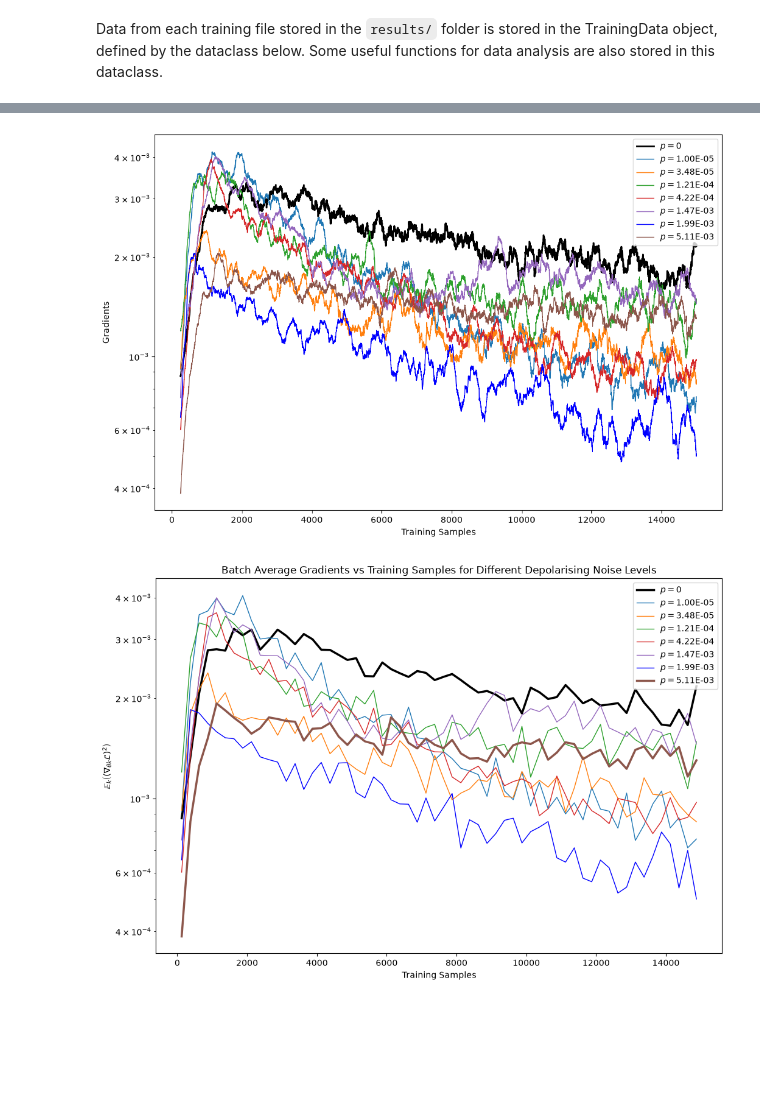
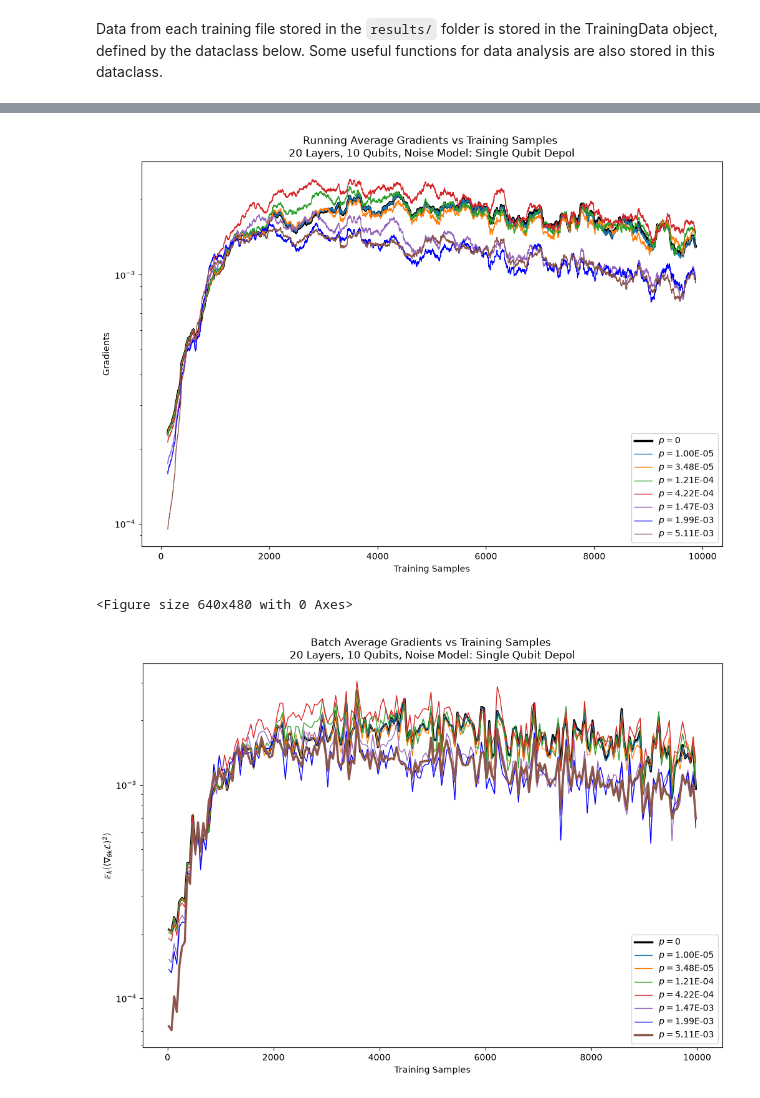
Before and after one commit to dylan-odonoghue/Partial-Error-Correction-on-Non-Clifford-Gates, a Jupyter notebook: result_analysis.ipynb, the cells around one changed output, grey strips where cells are left out. Saved outputs shown, nothing was run; the diff lists cells and outputs as text; code cells hidden in the pictures; blank space fills up the shorter version.

Commit message:
Analysed single qubit noisy run

```diff
--- a/result_analysis.ipynb
+++ b/result_analysis.ipynb
@@ -135,6 +103,6 @@ TrainingData.parse_noise_model("single-qubit-depol(p-depol=0.01)", parse_params=
 # %%
 DIRECTORY = "results/"
 DIRECTORY_FILE_NAMES = os.listdir(DIRECTORY)
-training_files = [file for file in DIRECTORY_FILE_NAMES if file.startswith("training") and not file.endswith("overfitting.pkl")]
+training_files = [file for file in DIRECTORY_FILE_NAMES if file.startswith("training")]
 print(training_files)
 # %% [output]
@@ -142,9 +110,5 @@ print(training_files)
 # %%
 training_data_list = []
 for file in training_files:
-    with open(os.path.join(DIRECTORY, file), 'rb') as f:
-        data = pickle.load(f)
-    model = torch.load_state_dict(data['state_dict'])
-    #data = torch.load(os.path.join(DIRECTORY, file), map_location=torch.device('cpu'), weights_only=False, pickle_module=pickle)
-    #data = TrainingData.load_from_pickle(os.path.join(DIRECTORY, file))
-    #training_data_list.append(data)
+    data = TrainingData.load_from_pickle(os.path.join(DIRECTORY, file))
+    training_data_list.append(data)
@@ -153,4 +115,6 @@ RuntimeError: Attempting to deserialize object on a CUDA device but torch.cuda.i
 # %%
-training_data_list.sort(key=lambda x: x.depolarising_noise)  # Sort the list by depolarising noise for easier analysis
-print(str(training_data_list[0]))
+training_data_list.sort(key=lambda x: x.noise_params.get('depolarising_noise', 0))  # Sorts the list by depolarising noise
+print([('p_depol', data.noise_params.get('depolarising_noise', 0), data.accuracies) for data in training_data_list])
+for data in training_data_list:
+    print(f"Noise Model: {data.metadata['noise_model']}, Depolarising Noise: {data.noise_params.get('depolarising_noise', 0)}")
 # %% [output]
@@ -171,13 +136,0 @@ plt.yscale('log')
-# %%
-# Use running average to smooth the gradients for better visualization
-window_size = 50
-smoothed_gradients = TrainingData.running_average(training_data_list[0].gradients, window_size)
-smoothed_training_samples = training_data_list[0].training_samples[window_size - 1:]  # Adjust the training samples to match the smoothed gradients
-
-# Plot the smoothed gradients
-plt.plot(smoothed_training_samples, smoothed_gradients, label=f'Smoothed {training_data_list[0].qubits} Qubits', color='orange')
-plt.xlabel('Training Samples')
-plt.ylabel('Gradients (log scale)')
-plt.yscale('log')
-plt.legend()
-plt.show()
@@ -186,38 +137,41 @@ plt.show()
 # %%
-window_size = 250  # Define the window size for running average
-colors = sns.color_palette(['black', 'C0', 'C1', 'C2', 'C3', 'C4', 'blue', 'C5'], len(training_data_list))  # Generate a color palette
+window_size = 250
+colors = sns.color_palette(['black', 'C0', 'C1', 'C2', 'C3', 'C4', 'blue', 'C5'], len(training_data_list))
 plt.figure(figsize=(12, 8))
 for data in training_data_list:
     smoothed_gradients = TrainingData.running_average(data.gradients, window_size)
-    smoothed_training_samples = data.training_samples[window_size - 1:]  # Adjust the training samples to match the smoothed gradients
-    label = f'$p=${data.depolarising_noise:.2E}' if data.depolarising_noise > 0 else '$p=0$'
-    linewidth = 2 if data.depolarising_noise == 0 else 1  # Thicker line for no depolarising noise
-    plt.plot(smoothed_training_samples, smoothed_gradients, label=label, color=colors[training_data_list.index(data)], linewidth=linewidth)
+    smoothed_training_samples = data.training_samples[window_size//2 - 1:-window_size//2]
+    label = f'$p=${data.noise_params.get("depolarising_noise", 0):.2E}' if data.noise_params.get("depolarising_noise", 0) > 0 else '$p=0$'
+    linewidth = 2.5 if data.noise_params.get("depolarising_noise", 0) == 0 else 1  # Thicker line for no depolarising noise
+    plt.plot(smoothed_training_samples, smoothed_gradients, label=label, color=colors[training_data_list.index(data)], linewidth=linewidth, alpha=1)
 
 plt.xlabel('Training Samples')
 plt.ylabel('Gradients')
 plt.yscale('log')
+plt.title(f'Running Average Gradients vs Training Samples \n{training_data_list[0].layers} Layers, {training_data_list[0].num_qubits} Qubits, Noise Model: {training_data_list[1].noise_model_name}')
 plt.legend()
 plt.show()
+plt.savefig('plots/runavg_gradients_vs_training_samples.pdf', dpi=300, bbox_inches='tight')
 # %% [output]
-[figure, old version]
+[figure, new version]
+<Figure size 640x480 with 0 Axes>
 # %%
-# Create a plot using batch averages instead of running averages
-batches_size = 250  # Define the window size for batch average
+batches_size = 50  # Define the window size for batch average
 plt.figure(figsize=(12, 8))
 for data in training_data_list:
     batch_avg_gradients        = TrainingData.batch_average(data.gradients, batches_size)
     batch_avg_training_samples = TrainingData.batch_average(data.training_samples, batches_size)
-
-    label = f'$p=${data.depolarising_noise:.2E}' if data.depolarising_noise > 0 else '$p=0$'
-    linewidth = 2.5 if (data.depolarising_noise == 0 or data.depolarising_noise > 5e-3) else 1  # Thicker line for no depolarising noise
+    p_depol = data.noise_params.get("depolarising_noise", 0)
+    label = f'$p=${p_depol:.2E}' if p_depol > 0 else '$p=0$'
+    linewidth = 2.5 if (p_depol == 0 or p_depol > 5e-3) else 1  # Thicker line for no depolarising noise
     plt.plot(batch_avg_training_samples, batch_avg_gradients, label=label, color=colors[training_data_list.index(data)], linewidth=linewidth)
 plt.xlabel('Training Samples')
 plt.ylabel(r'$\mathbb{E}_k \left( (\nabla_{\theta k} \mathcal{L})^2 \right)$')
 plt.yscale('log')
 plt.legend()
-plt.title('Batch Average Gradients vs Training Samples for Different Depolarising Noise Levels')
+plt.title(f'Batch Average Gradients vs Training Samples \n{training_data_list[0].layers} Layers, {training_data_list[0].num_qubits} Qubits, Noise Model: {training_data_list[1].noise_model_name}')
+plt.savefig('plots/batchavg_gradients_vs_training_samples.pdf', dpi=300, bbox_inches='tight')
 plt.show()
 # %% [output]
-[figure, old version]
+[figure, new version]
 # %%
```
Also changed, not shown: parts of 12 cells of this notebook, 9 other files.
